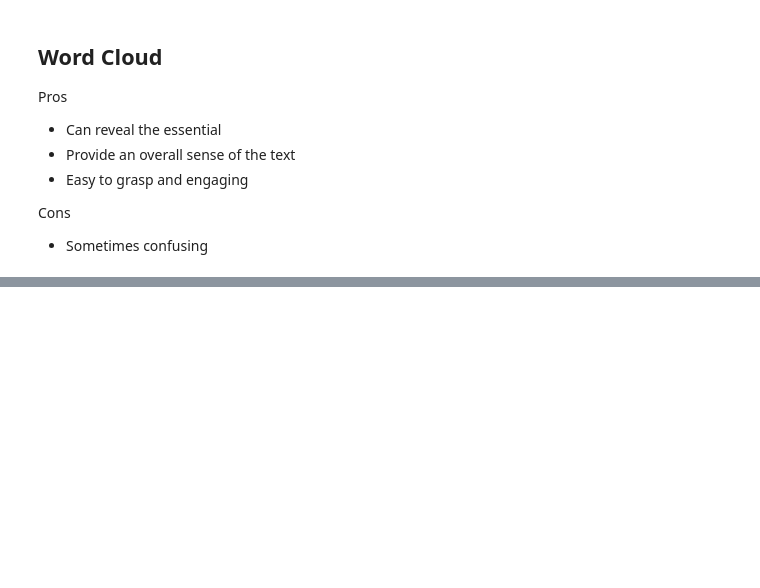
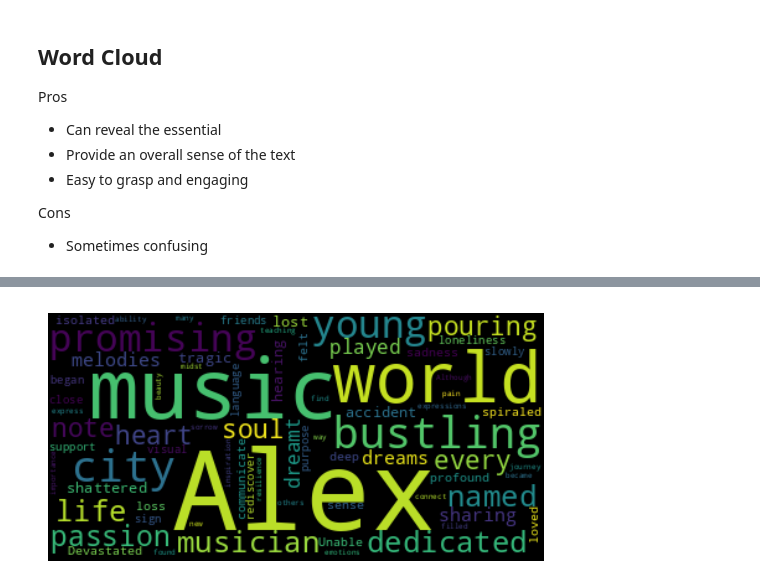
Before and after one commit to mathewsrc/-Natural-Language-Processing-in-Python, a Jupyter notebook: Sentiment_Analysis.ipynb, the cells around one changed output, grey strips where cells are left out. Saved outputs shown, nothing was run; the diff lists cells and outputs as text; code cells hidden in the pictures; blank space fills up the shorter version.

```diff
--- a/Sentiment_Analysis.ipynb
+++ b/Sentiment_Analysis.ipynb
@@ -167,0 +176,13 @@ plt.show()
+# %%
+from wordcloud import WordCloud, STOPWORDS
+import matplotlib.pyplot as plt
+
+stop_words = set(STOPWORDS)
+stop_words.update(["movies", "movie", "film", "films"])
+
+cloud_text = WordCloud(colormap="viridis", stopwords=stop_words).generate(text)
+plt.imshow(cloud_text, interpolation="bilinear")
+plt.axis("off")
+plt.show()
+# %% [output]
+[figure, added]
```
Also changed, not shown: parts of 23 cells of this notebook.
